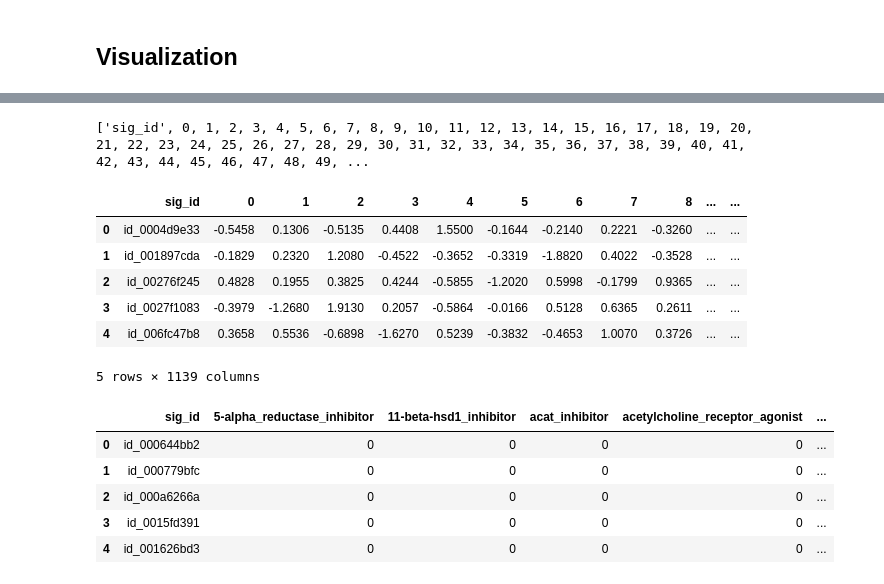
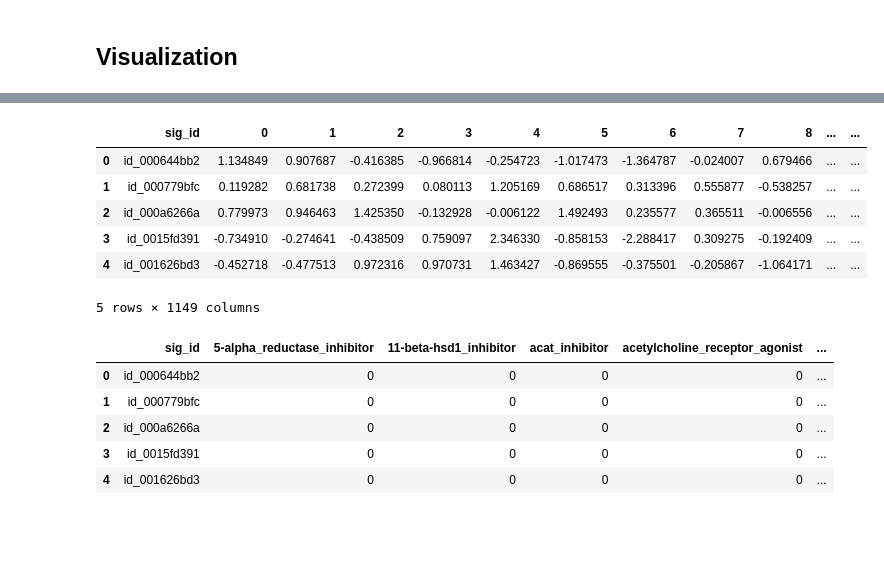
Before and after one commit to ShinAnase/MoA, a Jupyter notebook: mainPytorch.ipynb, the cells around one changed output, grey strips where cells are left out. Cells and saved outputs as stored; diff of their text form; code cells hidden in the pictures; blank space fills up the shorter version.

```diff
--- a/mainPytorch.ipynb
+++ b/mainPytorch.ipynb
@@ -213,3 +217,12 @@ def MlSmote(train, target, thrsQlMin):
+# %%
+def rankGauss(trainFeature, testFeature, n_quantiles):
+    dfTrain = trainFeature.copy()
+    dfTest = testFeature.copy()
+    #'g-','c-'が対象。
+    for col in (GENES + CELLS):
+        dfTrain[[col]], dfTest[[col]] = prp.rankGauss(trainFeature[[col]], testFeature[[col]],n_quantiles=n_quantiles)
+
+    return dfTrain, dfTest
 # %% [markdown]
 ## Collecting
 # %% [markdown]
@@ -225,6 +238,10 @@ def Collecting(trainFeature, testFeature, trainTargetScored):
 ## Preprocessing Summary
 # %%
 def preprocessing(param, trainFeature, testFeature, trainTargetScored):
+    rankGauss_n_quantiles=int(param['rankGauss_n_quantiles'])
+    #rankGauss
+    trainFeature, testFeature = rankGauss(trainFeature, testFeature, rankGauss_n_quantiles)
+
     #PCA成分付与
     trainFeature, testFeature = PCA_features_add(trainFeature, testFeature)
 
@@ -240,10 +257,6 @@ def preprocessing(param, trainFeature, testFeature, trainTargetScored):
     #cp_type = ctl_vehicleのレコードを削除.
     train, test = Collecting(trainFeature, testFeature, target)
 
-    ## #Multi SMOTEによるデータのAugment
-    ## thrsQlMin=param['thrsQlMin']
-    ## train, target = MlSmote(train, target, thrsQlMin)
-
 
     return train, test, target
 # %% [markdown]
@@ -255,22 +284,20 @@ param_space = {'hidden_size1': 512,
                'hidden_size2': 512,
                'dropOutRate1': 0.20393004966355735,
                'dropOutRate2': 0.39170486751620137,
+               'rankGauss_n_quantiles': 100,
               }
+
 trainVsl, testVsl, targetVsl = preprocessing(param_space, trainFeature, testFeature, trainTargetScored)
-# %%
-print(trainVsl.columns.values.tolist())
-# %% [output]
-['sig_id', 0, 1, 2, 3, 4, 5, 6, 7, 8, 9, 10, 11, 12, 13, 14, 15, 16, 17, 18, 19, 20, 21, 22, 23, 24, 25, 26, 27, 28, 29, 30, 31, 32, 33, 34, 35, 36, 37, 38, 39, 40, 41, 42, 43, 44, 45, 46, 47, 48, 49, ...
 # %%
-testVsl.head(5)
+trainVsl.head(5)
 # %% [output]
 |  | sig_id | 0 | 1 | 2 | 3 | 4 | 5 | 6 | 7 | 8 | ... | ... |
-| 0 | id_0004d9e33 | -0.5458 | 0.1306 | -0.5135 | 0.4408 | 1.5500 | -0.1644 | -0.2140 | 0.2221 | -0.3260 | ... | ... |
-| 1 | id_001897cda | -0.1829 | 0.2320 | 1.2080 | -0.4522 | -0.3652 | -0.3319 | -1.8820 | 0.4022 | -0.3528 | ... | ... |
-| 2 | id_00276f245 | 0.4828 | 0.1955 | 0.3825 | 0.4244 | -0.5855 | -1.2020 | 0.5998 | -0.1799 | 0.9365 | ... | ... |
-| 3 | id_0027f1083 | -0.3979 | -1.2680 | 1.9130 | 0.2057 | -0.5864 | -0.0166 | 0.5128 | 0.6365 | 0.2611 | ... | ... |
-| 4 | id_006fc47b8 | 0.3658 | 0.5536 | -0.6898 | -1.6270 | 0.5239 | -0.3832 | -0.4653 | 1.0070 | 0.3726 | ... | ... |
+| 0 | id_000644bb2 | 1.134849 | 0.907687 | -0.416385 | -0.966814 | -0.254723 | -1.017473 | -1.364787 | -0.024007 | 0.679466 | ... | ... |
+| 1 | id_000779bfc | 0.119282 | 0.681738 | 0.272399 | 0.080113 | 1.205169 | 0.686517 | 0.313396 | 0.555877 | -0.538257 | ... | ... |
+| 2 | id_000a6266a | 0.779973 | 0.946463 | 1.425350 | -0.132928 | -0.006122 | 1.492493 | 0.235577 | 0.365511 | -0.006556 | ... | ... |
+| 3 | id_0015fd391 | -0.734910 | -0.274641 | -0.438509 | 0.759097 | 2.346330 | -0.858153 | -2.288417 | 0.309275 | -0.192409 | ... | ... |
+| 4 | id_001626bd3 | -0.452718 | -0.477513 | 0.972316 | 0.970731 | 1.463427 | -0.869555 | -0.375501 | -0.205867 | -1.064171 | ... | ... |
-5 rows × 1139 columns
+5 rows × 1149 columns
 # %%
 targetVsl.head(5)
 # %% [output]
```
Also changed, not shown: parts of 7 cells of this notebook, 1 other file.
